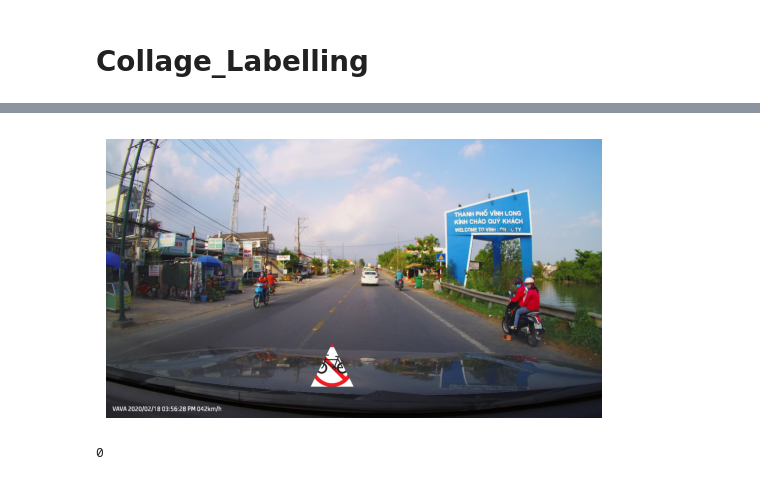
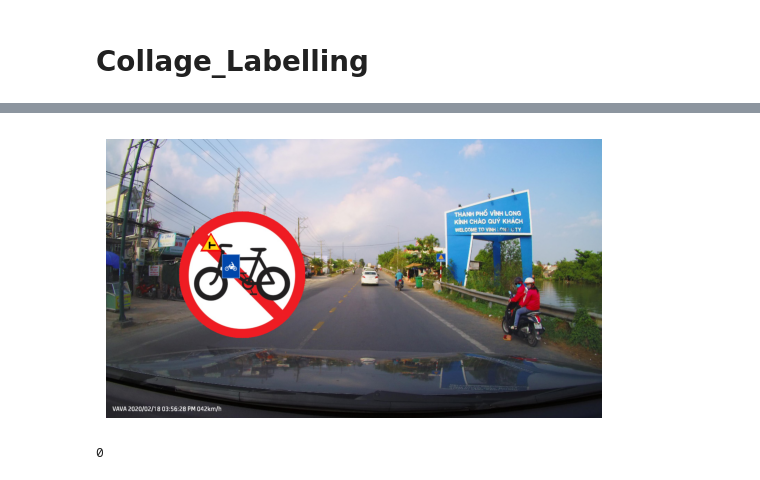
Before and after one commit to VTTr2004/DS505-KLTN, a Jupyter notebook: Tester.ipynb, the cells around one changed output, grey strips where cells are left out. Drawn from its saved outputs; the diff is of its cells as text; code cells hidden in the pictures.

Commit message:
Fix CollageLabelling

```diff
--- a/Tester.ipynb
+++ b/Tester.ipynb
@@ -39,7 +18,17 @@ auto_tool.ShowMerge(0.2, 0.2, 590, 590)
-# %%
-auto_tool = Image_Merger_Labelling(img_lb_path, img_bg_path, "Hinh_tam_giac")
-ratio = 0.2
-auto_tool.ShowMerge(0.2, 0.2, 590, 590)
-# %% [output]
-[figure, removed]
+# %%
+bg_path = "./Resource/IMG_background/BG_1.jpg"
+bg = Background_Img(bg_path)
+
+lb_1 = "./Resource/IMG_label/tron_1.jpg"
+lb_2 = "./Resource/IMG_label/tam_giac_1.png"
+lb_3 = "./Resource/IMG_label/vuong_1.png"
+lb_list = [Label_Img(lb_1, 'tron'),
+           Label_Img(lb_2, 'tam_giac'),
+           Label_Img(lb_3, 'vuong')]
+
+tool = Image_Merger_Labelling(lb_list, bg)
+# %%
+tool.ShowMerge()
+# %% [output]
+[figure, added]
 # %%
```
Also changed, not shown: parts of 8 cells of this notebook, 6 other files.
